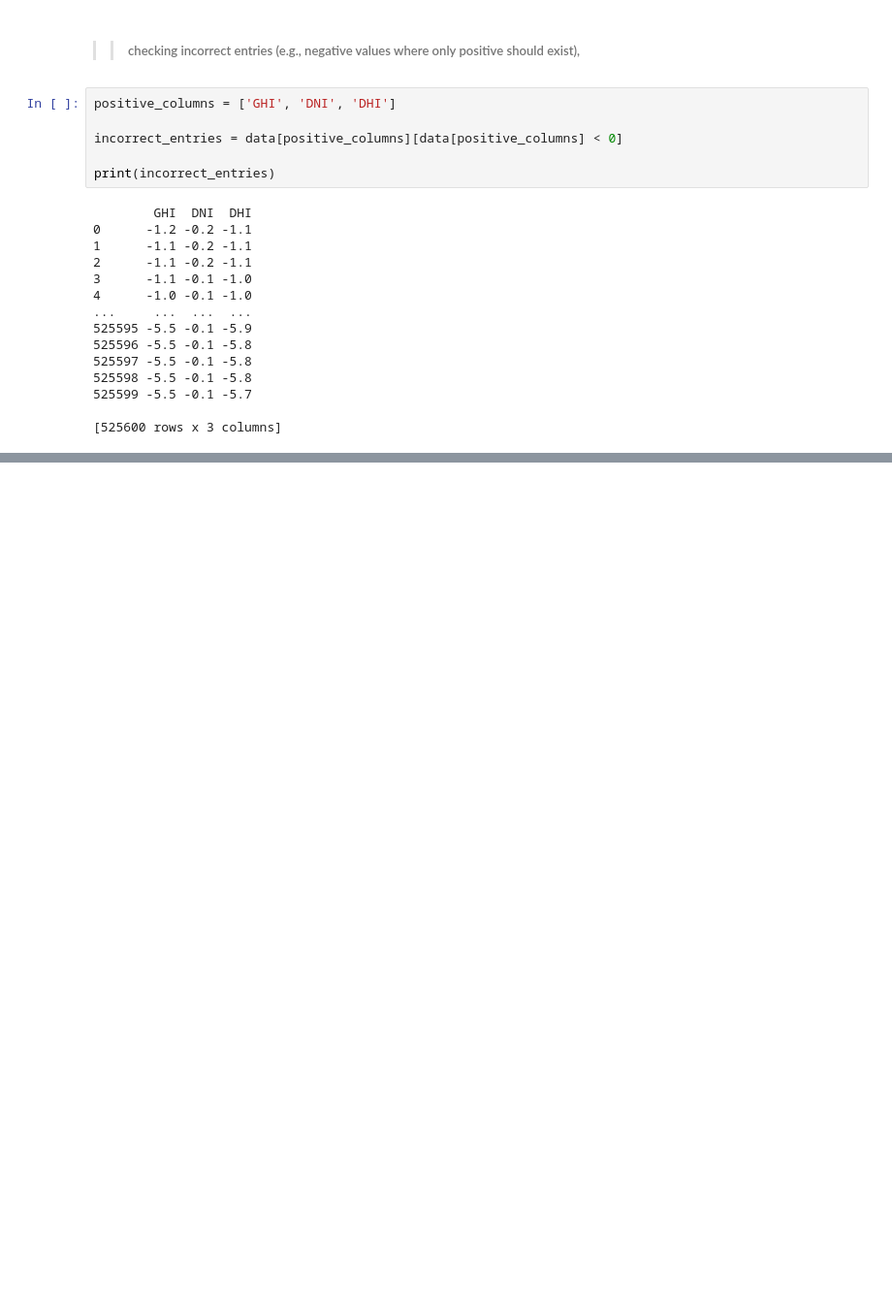
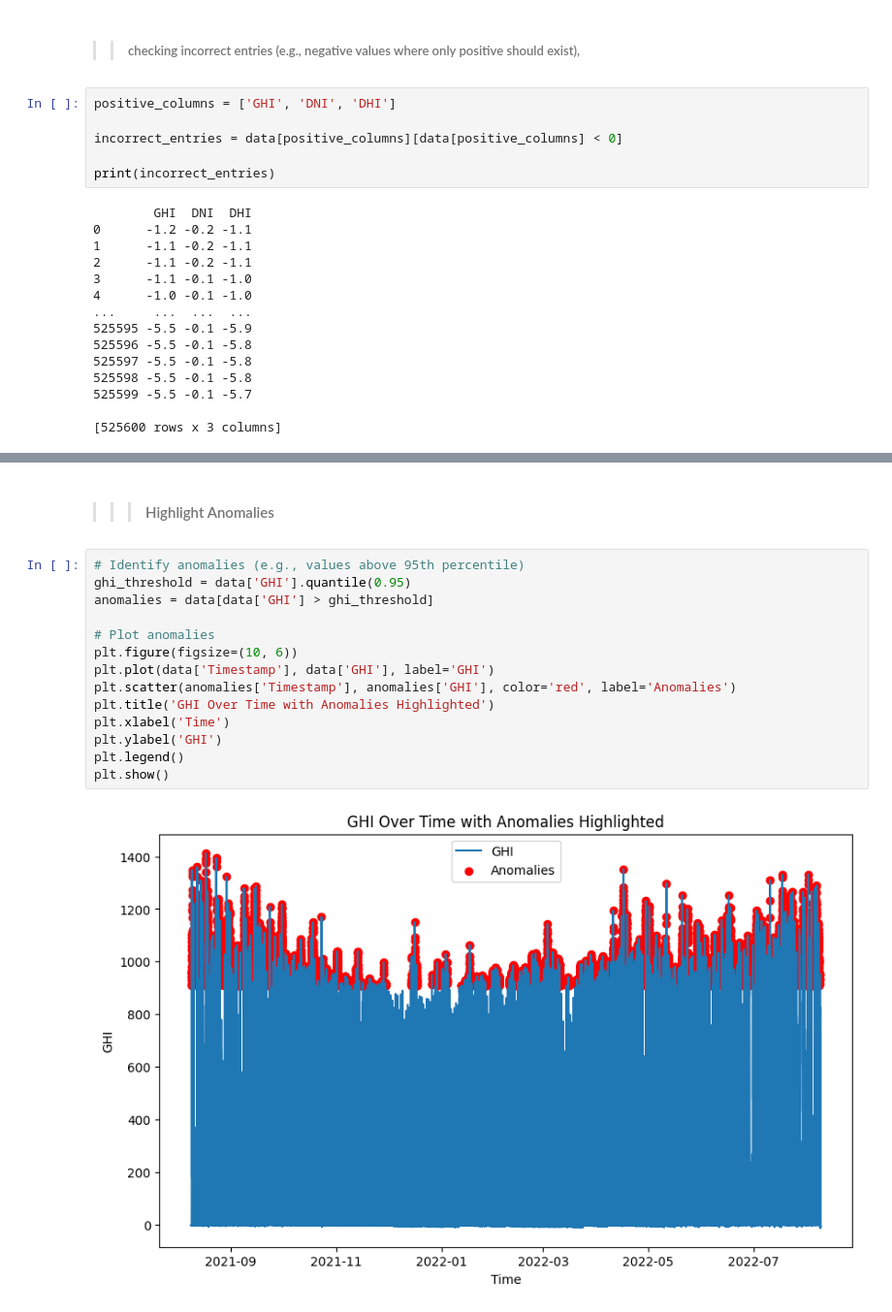
Before and after one commit to naolatomsa/MoonLight-Energy-Solutions-, a Jupyter notebook: notebooks/beninMalanville.ipynb, the cells around one changed output, grey strips where cells are left out. Shown: that part at 97% size. Cells and saved outputs as stored; diff of their text form; blank space fills up the shorter version.

```diff
--- a/notebooks/beninMalanville.ipynb
+++ b/notebooks/beninMalanville.ipynb
@@ -170,0 +232,18 @@ print(incorrect_entries)
+# %% [markdown]
+>>> #### Highlight Anomalies
+# %%
+# Identify anomalies (e.g., values above 95th percentile)
+ghi_threshold = data['GHI'].quantile(0.95)
+anomalies = data[data['GHI'] > ghi_threshold]
+
+# Plot anomalies
+plt.figure(figsize=(10, 6))
+plt.plot(data['Timestamp'], data['GHI'], label='GHI')
+plt.scatter(anomalies['Timestamp'], anomalies['GHI'], color='red', label='Anomalies')
+plt.title('GHI Over Time with Anomalies Highlighted')
+plt.xlabel('Time')
+plt.ylabel('GHI')
+plt.legend()
+plt.show()
+# %% [output]
+[figure, added]
```
Also changed, not shown: parts of 9 cells of this notebook.
